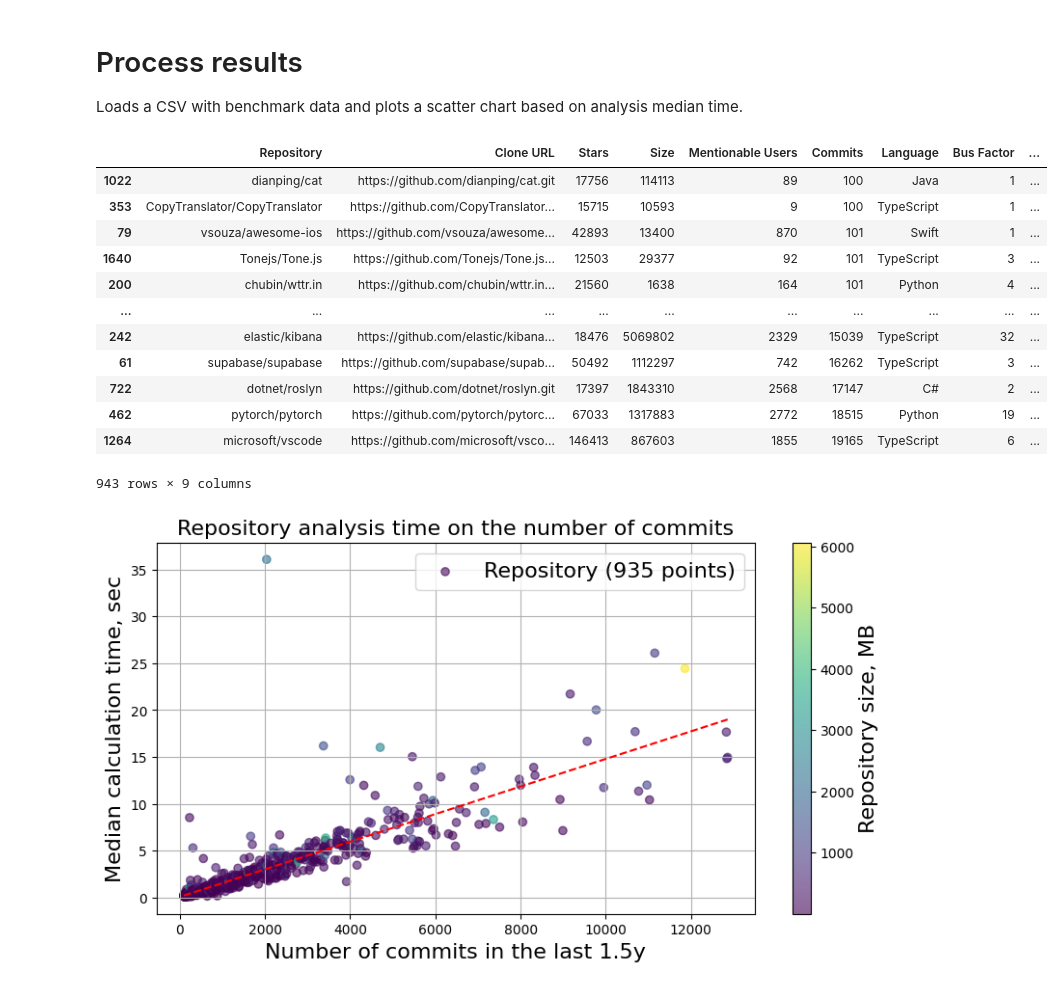
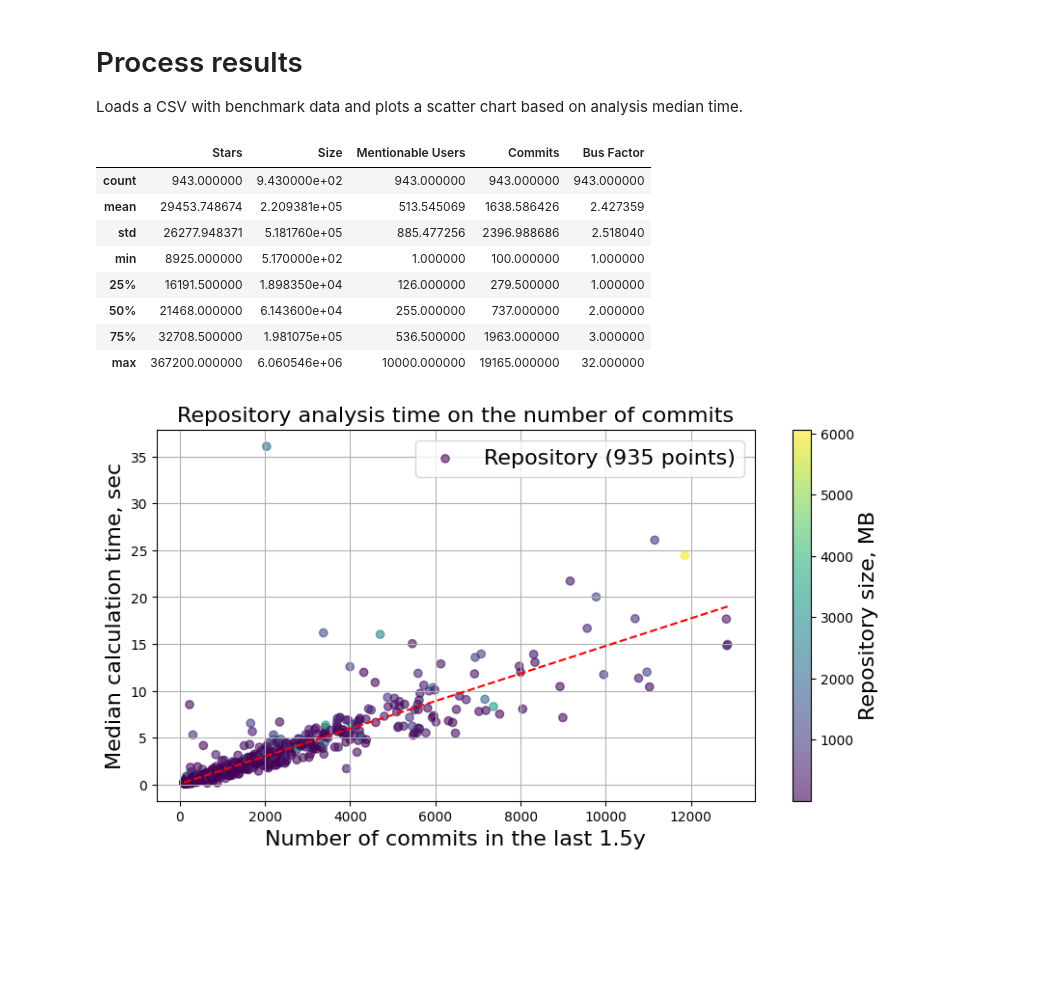
Before and after one commit to JetBrains-Research/bus-factor-explorer, a Jupyter notebook: evaluation/Process results.ipynb, the cells around one changed output. Drawn from its saved outputs; the diff is of its cells as text; code cells hidden in the pictures; blank space fills up the shorter version.

Commit message:
evaluation: replace df with df.describe

```diff
--- a/evaluation/Process results.ipynb
+++ b/evaluation/Process results.ipynb
@@ -5,39 +5,35 @@ Loads a CSV with benchmark data and plots a scatter chart based on analysis medi
 # %%
 import pandas as pd
 pd.options.mode.chained_assignment = None  # default='warn'
 
 TIME_COLUMN = "Execution time series"
 def read_dataset(filename):
     df = pd.read_csv(filename, index_col=0)
     for column in ["Stars", "Size", "Mentionable Users", "Commits"]:
         df[column] = df[column].astype('int')
 
     df = df.drop_duplicates(subset=['Repository'])
     df = df.query('Commits >= 100 & Language != None')
     # Repos less or equal 10Gb size
     df = df.query('Size <= 10000000')
     df = df[df[TIME_COLUMN] != "0.0"]
 
     df[TIME_COLUMN] = df[TIME_COLUMN].astype('object')
     df["Bus Factor"] = df["Bus Factor"].astype('int')
     return df
 
 df = read_dataset("data/result.csv")
-df
+df.describe()
 # %% [output]
-|  | Repository | Clone URL | Stars | Size | Mentionable Users | Commits | Language | Bus Factor | ... |
-| 1022 | dianping/cat | https://github.com/dianping/cat.git | 17756 | 114113 | 89 | 100 | Java | 1 | ... |
-| 353 | CopyTranslator/CopyTranslator | https://github.com/CopyTranslator... | 15715 | 10593 | 9 | 100 | TypeScript | 1 | ... |
-| 79 | vsouza/awesome-ios | https://github.com/vsouza/awesome... | 42893 | 13400 | 870 | 101 | Swift | 1 | ... |
-| 1640 | Tonejs/Tone.js | https://github.com/Tonejs/Tone.js... | 12503 | 29377 | 92 | 101 | TypeScript | 3 | ... |
-| 200 | chubin/wttr.in | https://github.com/chubin/wttr.in... | 21560 | 1638 | 164 | 101 | Python | 4 | ... |
-| ... | ... | ... | ... | ... | ... | ... | ... | ... | ... |
-| 242 | elastic/kibana | https://github.com/elastic/kibana... | 18476 | 5069802 | 2329 | 15039 | TypeScript | 32 | ... |
-| 61 | supabase/supabase | https://github.com/supabase/supab... | 50492 | 1112297 | 742 | 16262 | TypeScript | 3 | ... |
-| 722 | dotnet/roslyn | https://github.com/dotnet/roslyn.git | 17397 | 1843310 | 2568 | 17147 | C# | 2 | ... |
-| 462 | pytorch/pytorch | https://github.com/pytorch/pytorc... | 67033 | 1317883 | 2772 | 18515 | Python | 19 | ... |
-| 1264 | microsoft/vscode | https://github.com/microsoft/vsco... | 146413 | 867603 | 1855 | 19165 | TypeScript | 6 | ... |
+|  | Stars | Size | Mentionable Users | Commits | Bus Factor |
+| count | 943.000000 | 9.430000e+02 | 943.000000 | 943.000000 | 943.000000 |
+| mean | 29453.748674 | 2.209381e+05 | 513.545069 | 1638.586426 | 2.427359 |
+| std | 26277.948371 | 5.181760e+05 | 885.477256 | 2396.988686 | 2.518040 |
+| min | 8925.000000 | 5.170000e+02 | 1.000000 | 100.000000 | 1.000000 |
+| 25% | 16191.500000 | 1.898350e+04 | 126.000000 | 279.500000 | 1.000000 |
+| 50% | 21468.000000 | 6.143600e+04 | 255.000000 | 737.000000 | 2.000000 |
+| 75% | 32708.500000 | 1.981075e+05 | 536.500000 | 1963.000000 | 3.000000 |
+| max | 367200.000000 | 6.060546e+06 | 10000.000000 | 19165.000000 | 32.000000 |
-943 rows × 9 columns
 # %%
 from scipy.optimize import curve_fit
 import json
```
